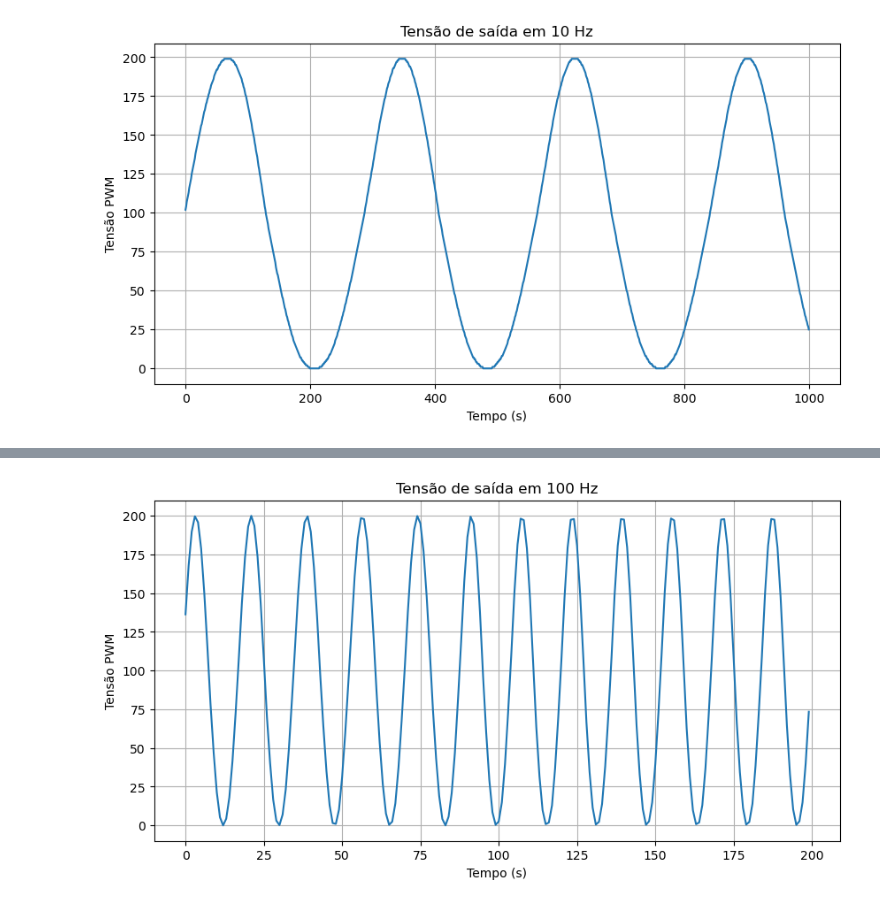
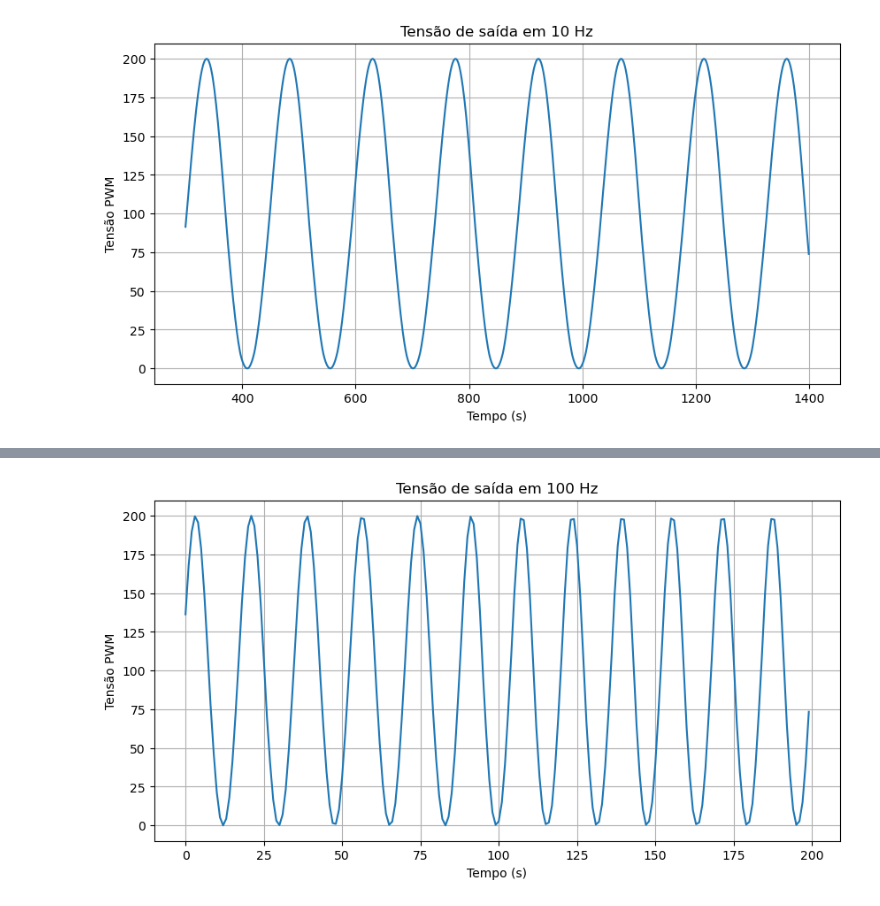
Before and after one commit to camillemotajf/lab_controle, a Jupyter notebook: plot_senoide.ipynb, the cells around one changed output, grey strips where cells are left out. Saved outputs shown, nothing was run; the diff lists cells and outputs as text; code cells hidden in the pictures.

```diff
--- a/plot_senoide.ipynb
+++ b/plot_senoide.ipynb
@@ -17,14 +17,14 @@ data_01_in = pd.read_csv('dados_rpm_0.1hz.csv')
 # %%
 plt.figure(figsize=(10,5))
 # plt.plot(data['tempo'].iloc[5:100], data['tensao'].iloc[5:100], label= 'Senoide Ts = 1ms')
-plt.plot(data_10_out['tensao'].iloc[:1000])
+plt.plot(data_10_out['tensao'].iloc[300:1400])
 plt.xlabel('Tempo (s)')
 plt.ylabel('Tensão PWM')
 plt.title('Tensão de saída em 10 Hz')
 plt.grid()
 plt.show()
 # %% [output]
-[figure, old version]
+[figure, new version]
 # %%
 plt.figure(figsize=(10,5))
 # plt.plot(data['tempo'].iloc[5:100], data['tensao'].iloc[5:100], label= 'Senoide Ts = 1ms')
```
Also changed, not shown: parts of 1 cell of this notebook, 4 other files.
